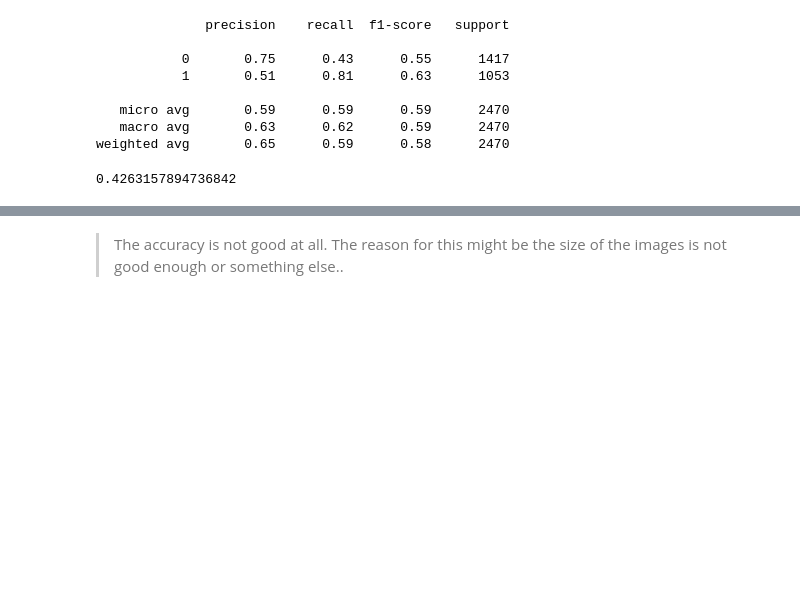
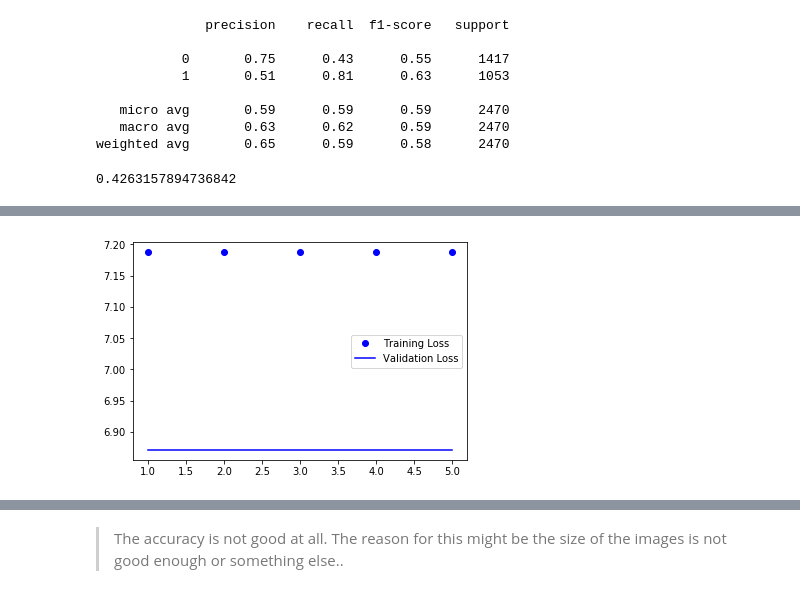
Before and after one commit to oserttas-math/MalariaDayApr25, a Jupyter notebook: notebooks/Version1.0.ipynb, the cells around one changed output, grey strips where cells are left out. Cells and saved outputs as stored; diff of their text form; code cells hidden in the pictures; blank space fills up the shorter version.

```diff
--- a/notebooks/Version1.0.ipynb
+++ b/notebooks/Version1.0.ipynb
@@ -437,0 +492,12 @@ Epoch 25/25
+# %%
+history_dictCNN = history.history
+loss_values = history_dictCNN['loss']
+val_loss_values = history_dictCNN['val_loss']
+epochs = range(1, len(history_dictCNN['acc']) + 1)
+plt.plot(epochs, loss_values, 'bo', label='Training Loss')
+plt.plot(epochs, val_loss_values, 'b', label='Validation Loss')
+plt.legend()
+plt.savefig('../reports/figures/CNNLoss.png')
+plt.show()
+# %% [output]
+[figure, added]
```
Also changed, not shown: parts of 29 cells of this notebook, 11 other files.
